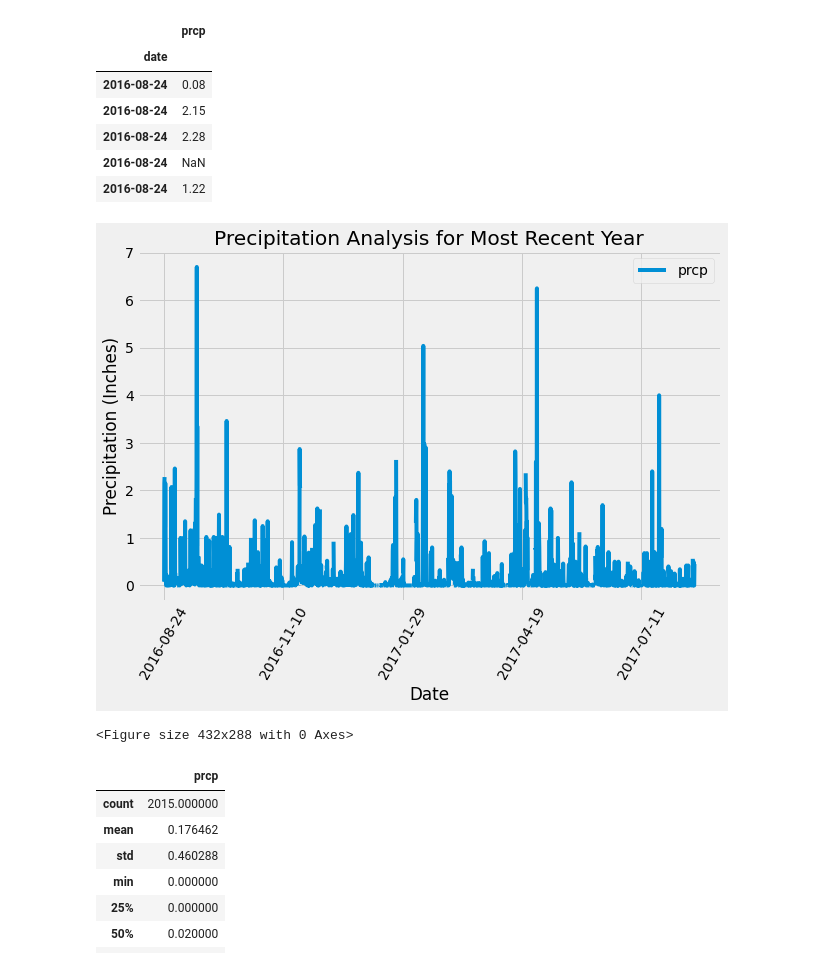
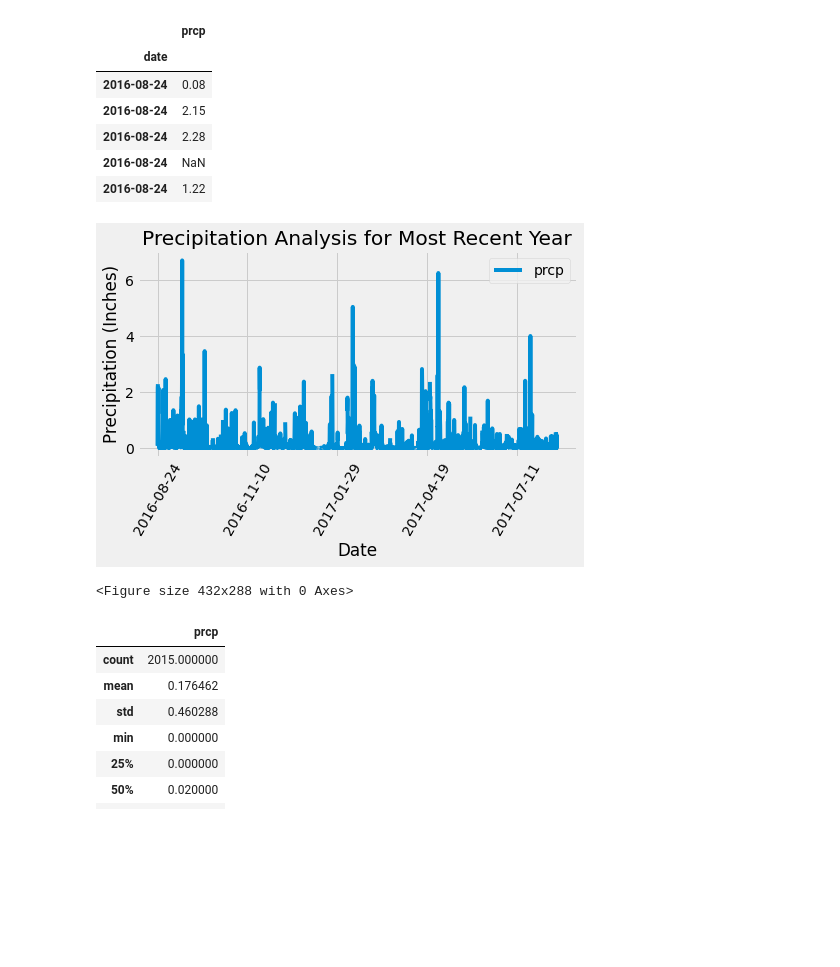
Before and after one commit to amramer45/sqlalchemy-challenge, a Jupyter notebook: climate.ipynb, the cells around one changed output. Saved outputs shown, nothing was run; the diff lists cells and outputs as text; code cells hidden in the pictures; blank space fills up the shorter version.

```diff
--- a/climate.ipynb
+++ b/climate.ipynb
@@ -96,17 +96,17 @@ precipitation_df.head()
 | 2016-08-24 | 1.22 |
 # %%
 # Use Pandas Plotting with Matplotlib to plot the data
-precipitation_df.plot(figsize = (9,7))
+precipitation_df.plot(figsize = (7,5))
 plt.title('Precipitation Analysis for Most Recent Year')
 plt.xlabel('Date')
 plt.ylabel('Precipitation (Inches)')
 plt.xticks(rotation=60)
 plt.yticks(rotation=0)
 plt.tight_layout()
 plt.show()
 plt.savefig("Output/Precipitation.png")
 # %% [output]
-[figure, old version]
+[figure, new version]
 <Figure size 432x288 with 0 Axes>
 # %%
 # Use Pandas to calculate the summary statistics for the precipitation data
```
Also changed, not shown: 1 other file.
